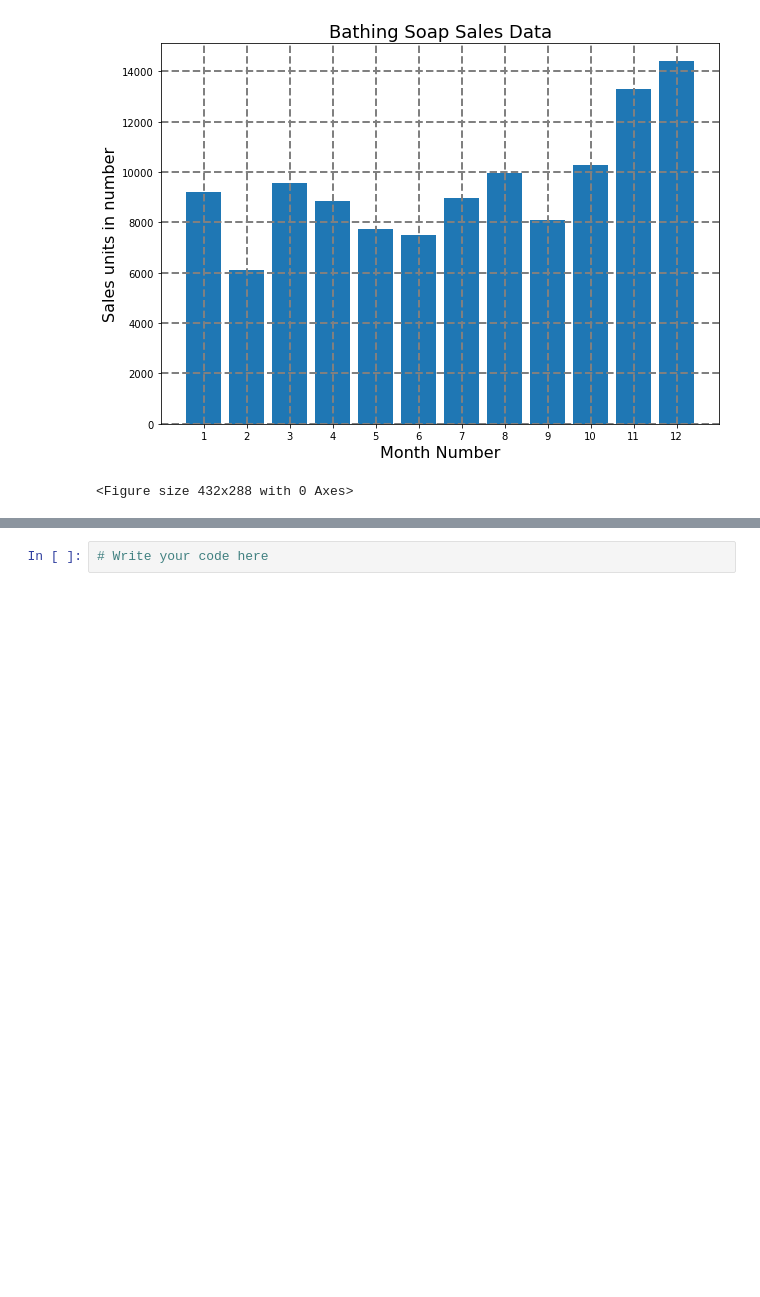
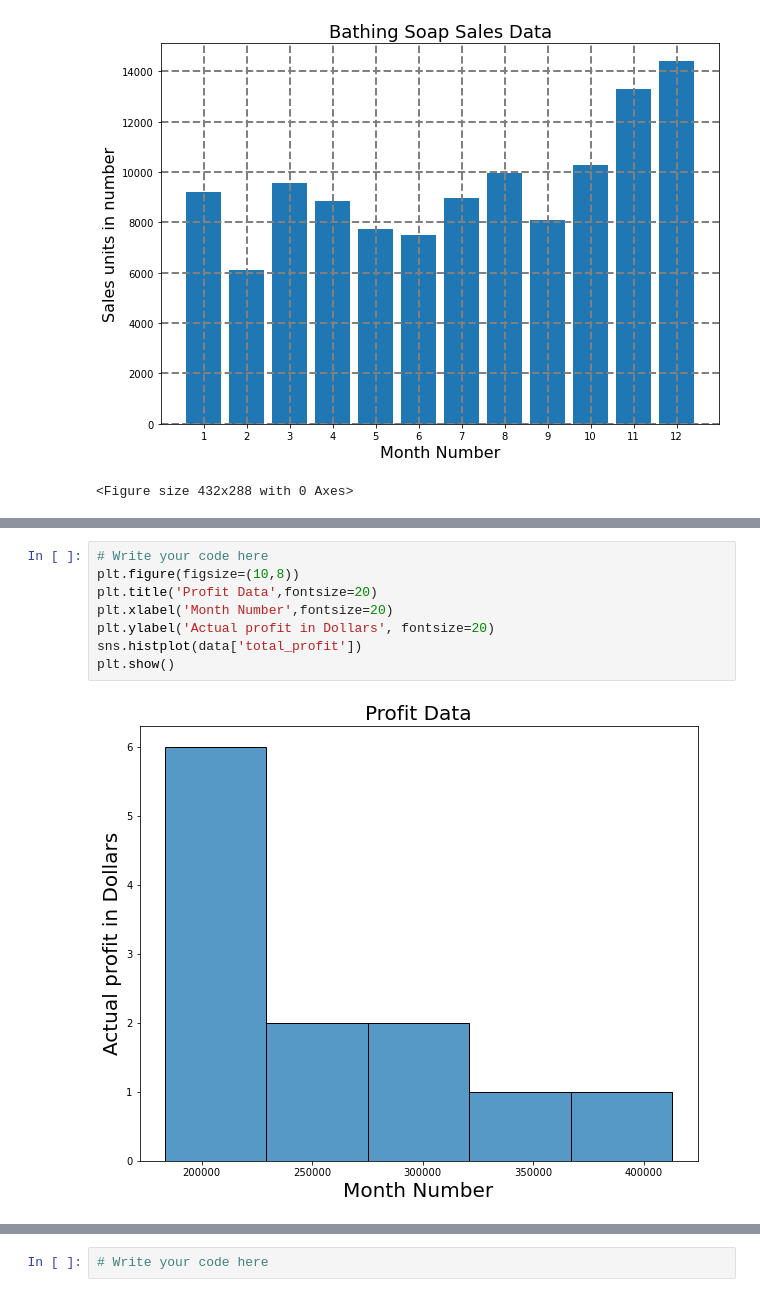
Before and after one commit to GuptAmit725/Strive_Bootcamp_2021, a Jupyter notebook: M1/W2/D5/d10_Matplotlib/Matplotlib_exercises.ipynb, the cells around one changed output, grey strips where cells are left out. Drawn from its saved outputs; the diff is of its cells as text; blank space fills up the shorter version.

```diff
--- a/M1/W2/D5/d10_Matplotlib/Matplotlib_exercises.ipynb
+++ b/M1/W2/D5/d10_Matplotlib/Matplotlib_exercises.ipynb
@@ -135,3 +164,13 @@ Text(0.5, 1.0, 'Profit Data')
+# %%
+# Write your code here
+plt.figure(figsize=(10,8))
+plt.title('Profit Data',fontsize=20)
+plt.xlabel('Month Number',fontsize=20)
+plt.ylabel('Actual profit in Dollars', fontsize=20)
+sns.histplot(data['total_profit'])
+plt.show()
+# %% [output]
+[figure, added]
 # %% [markdown]
 ### Exercise 8: Calculate the total sale data for last year for each product and show it using a Pie chart.
 Note: In the Pie chart you should display the Number of units sold per year for each product in percentage.
```
Also changed, not shown: parts of 9 cells of this notebook, 1 other file.
